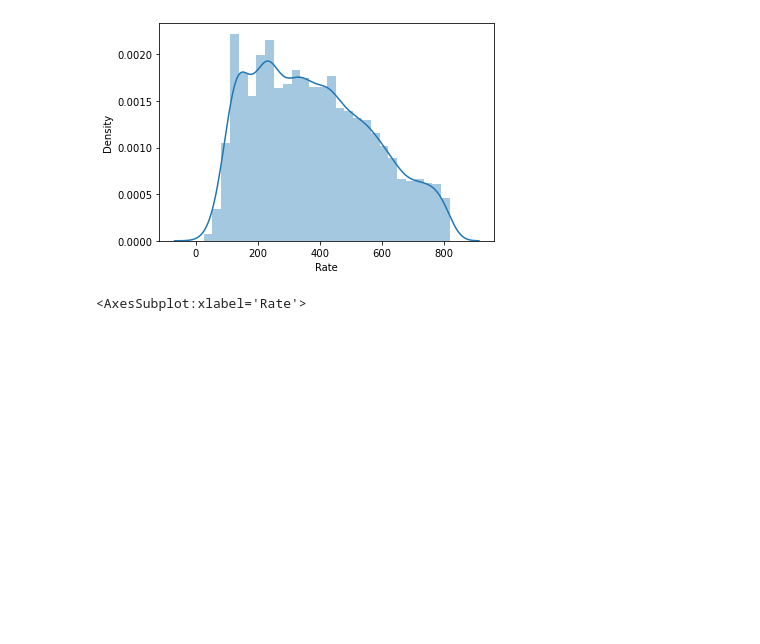
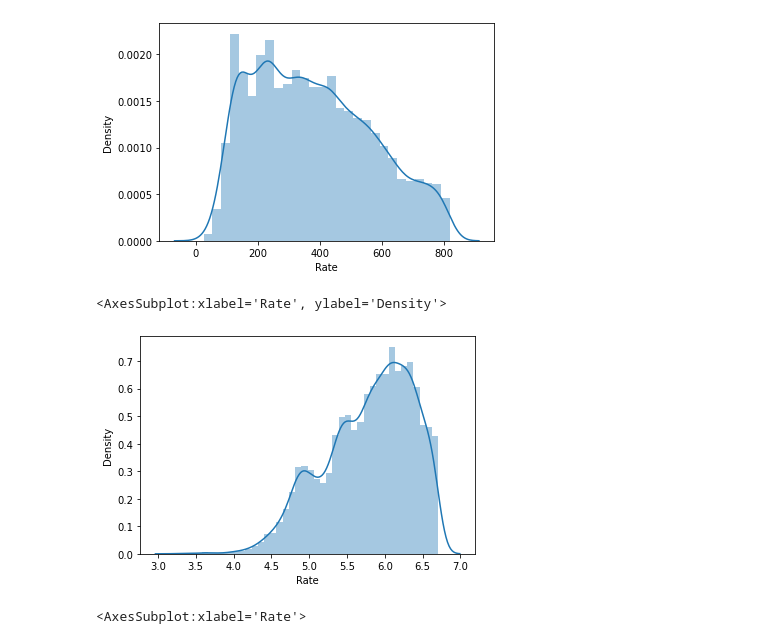
Before and after one commit to L3P3titPrince/Spray_Weather_Forecast, a Jupyter notebook: 21_Weather.ipynb, the cells around one changed output. Cells and saved outputs as stored; diff of their text form; code cells hidden in the pictures; blank space fills up the shorter version.

```diff
--- a/21_Weather.ipynb
+++ b/21_Weather.ipynb
@@ -1067,6 +1134,11 @@ sns.distplot(df_product_6['Rate'])
 # %% [output]
 <AxesSubplot:xlabel='Rate', ylabel='Density'>
 [figure]
+# %%
+sns.distplot(np.log(df_product_6['Rate']))
+# %% [output]
+<AxesSubplot:xlabel='Rate', ylabel='Density'>
+[figure, added]
 # %%
 sns.boxplot(df_product_6['Rate'])
 # %% [output]
```
Also changed, not shown: parts of 206 cells of this notebook.
